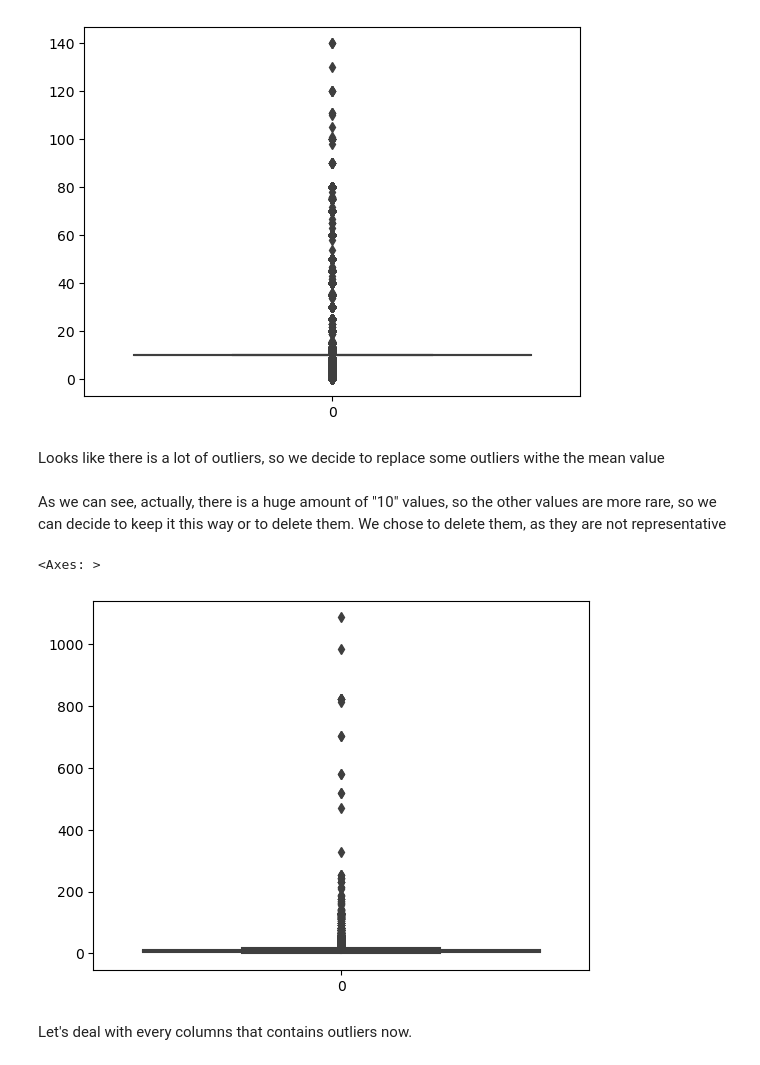
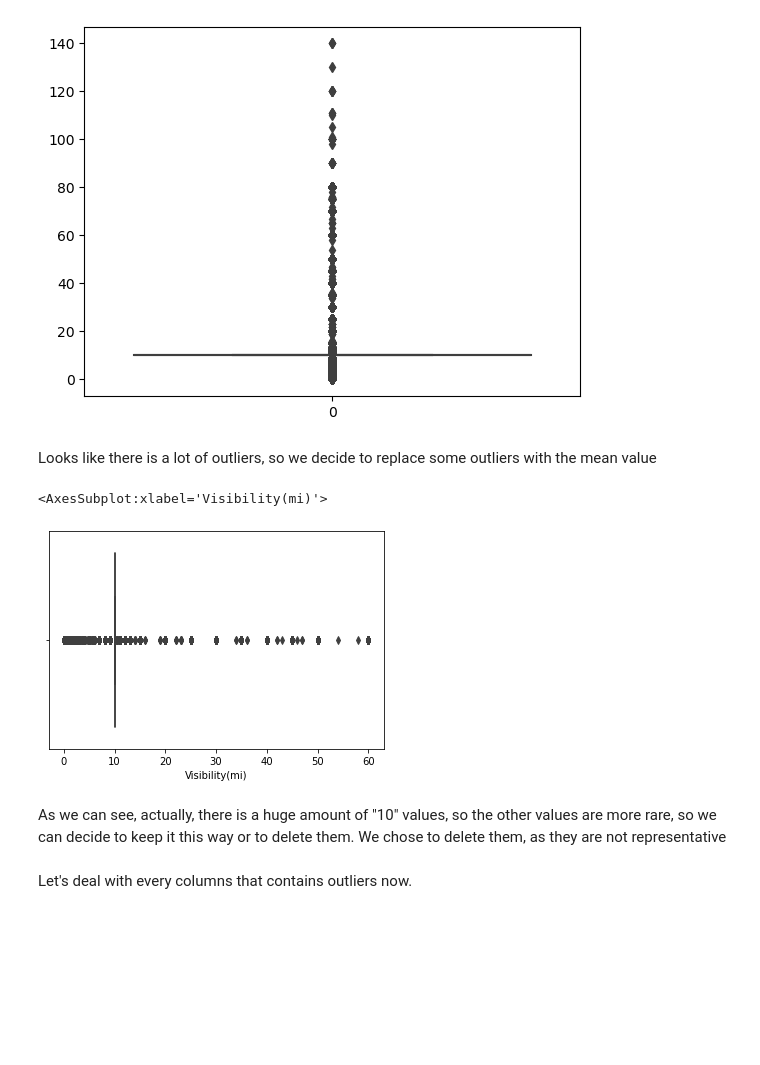
Before and after one commit to RinjieMX/ExplainAI_TD4, a Jupyter notebook: Notebook_TD4.ipynb, the cells around one changed output. Saved outputs shown, nothing was run; the diff lists cells and outputs as text; code cells hidden in the pictures; blank space fills up the shorter version.

```diff
--- a/Notebook_TD4.ipynb
+++ b/Notebook_TD4.ipynb
@@ -281,14 +235,15 @@ sns.boxplot(newdf['Visibility(mi)'])
 <Axes: >
 [figure]
 # %% [markdown]
-Looks like there is a lot of outliers, so we decide to replace some outliers withe the mean value
+Looks like there is a lot of outliers, so we decide to replace some outliers with the mean value
 # %%
 moyenne_colonne = newdf['Visibility(mi)'].mean()
 
-newdf.loc[df['Visibility(mi)'] > 20, 'Visibility(mi)'] = moyenne_colonne
-
-newdf.loc[df['Visibility(mi)'] < 5, 'Visibility(mi)'] = moyenne_colonne
+newdf.loc[newdf['Visibility(mi)'] > 60, 'Visibility(mi)'] = 60
 
 sns.boxplot(newdf['Visibility(mi)'])
+# %% [output]
+<AxesSubplot:xlabel='Visibility(mi)'>
+[figure, added]
 # %% [markdown]
 As we can see, actually, there is a huge amount of "10" values, so the other values are more rare, so we can decide to keep it this way or to delete them. We chose to delete them, as they are not representative
@@ -299,8 +250,3 @@ newdf.loc[df['Visibility(mi)'] <8, 'Visibility(mi)'] = moyenne_colonne
-# %%
-sns.boxplot(newdf['Wind_Speed(mph)'])
-# %% [output]
-<Axes: >
-[figure, removed]
 # %% [markdown]
 Let's deal with every columns that contains outliers now.
 # %%
```
Also changed, not shown: parts of 19 cells of this notebook.
